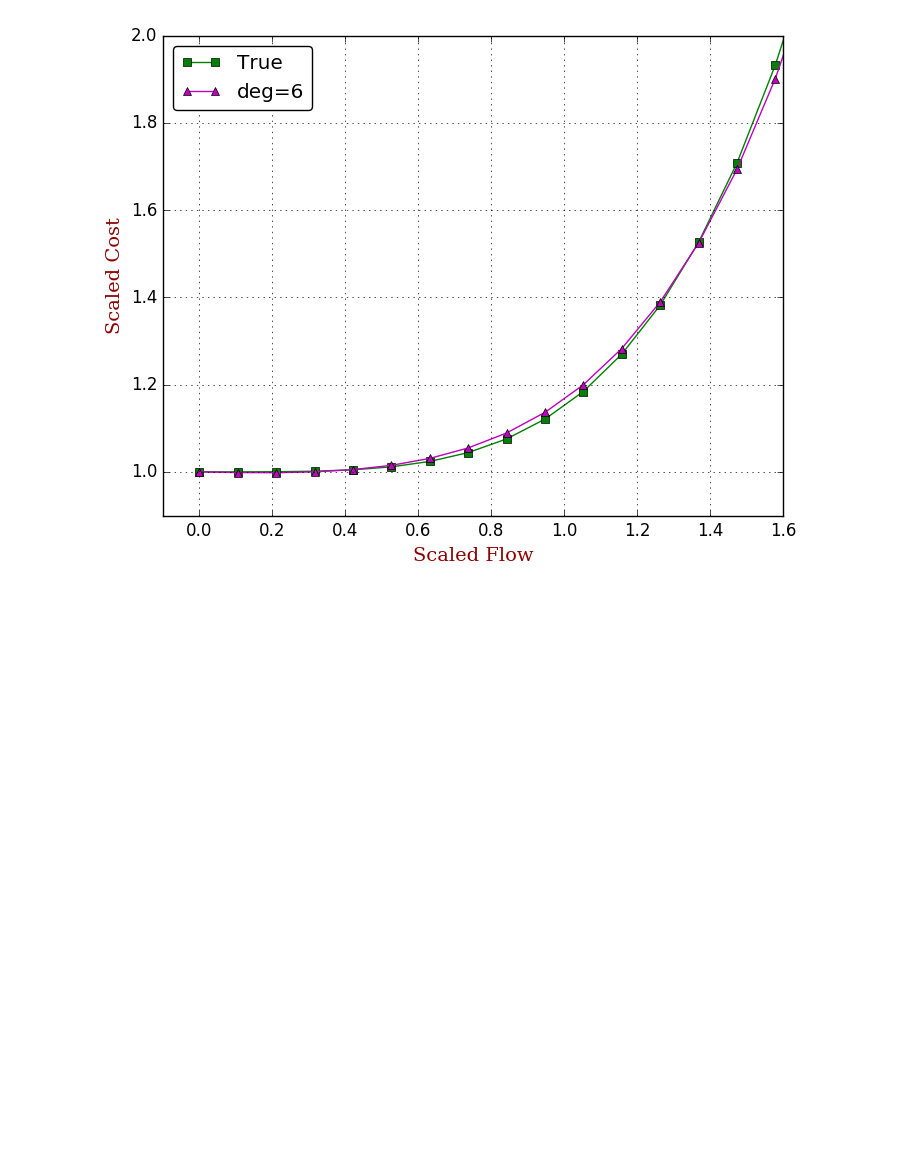
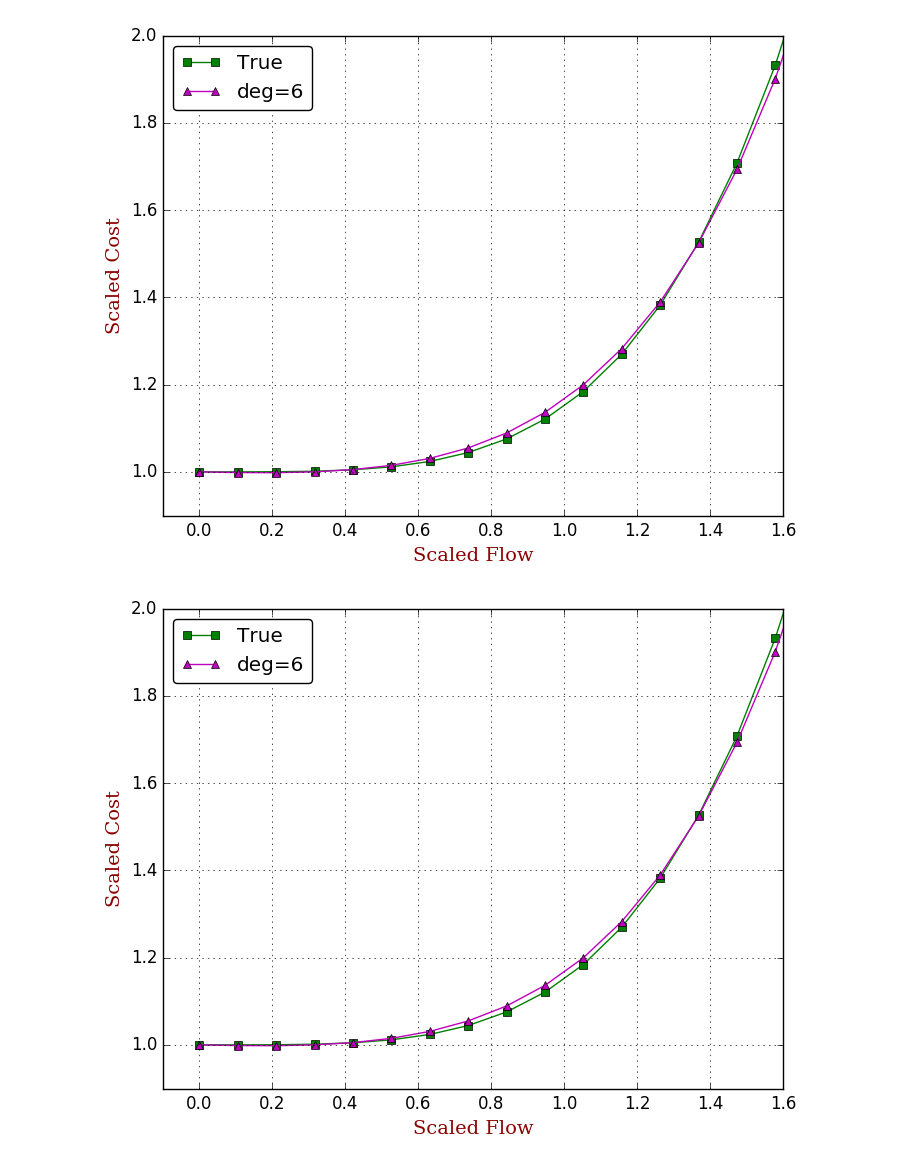
Before and after one commit to jingzbu/InverseVIsTraffic, a Jupyter notebook: 09_develop_new_OD_demand_estimator_Sioux_Simp/05_demands_adjustment_Sioux.ipynb, the cells around one changed output. Cells and saved outputs as stored; diff of their text form; code cells hidden in the pictures; blank space fills up the shorter version.

Commit message:
update Sioux-Falls results

```diff
--- a/09_develop_new_OD_demand_estimator_Sioux_Simp/05_demands_adjustment_Sioux.ipynb
+++ b/09_develop_new_OD_demand_estimator_Sioux_Simp/05_demands_adjustment_Sioux.ipynb
@@ -339,3 +346,34 @@ ylabel("Scaled Cost", fontdict=font1)
 savefig("./results/fitting_Sioux_iter_$(iterN).pdf")
 # %% [output]
 [figure]
+# %%
+using PyPlot
+
+iterN = N+1
+
+true_coeffs = [1, 0, 0, 0, .15]
+# true_coeffs = [1, .2, .5, .8, .15]
+
+est_coeffs = coeffs_dict[(6, 3.41, 1., iterN)]
+
+xs = linspace(0, 2, 20)
+zs_true = map(x->polyEval(true_coeffs, x), xs)
+
+zs = map(x->polyEval(est_coeffs, x), xs)
+
+plot(xs, zs_true, "s-g", label="True")
+
+plot(xs, zs, "^-m", label="deg=6")
+legend(loc="upper left",fancybox="true")
+
+grid("on")
+xlim(-0.1, 1.6);
+ylim(0.9, 2.0);
+
+font1 = ["family"=>"serif","color"=>"darkred","weight"=>"normal","size"=>14]
+xlabel("Scaled Flow", fontdict=font1)
+ylabel("Scaled Cost", fontdict=font1)
+
+savefig("./results/fitting_Sioux_iter_$(iterN).pdf")
+# %% [output]
+[figure, added]
```
Also changed, not shown: parts of 9 cells of this notebook, 7 other files.
